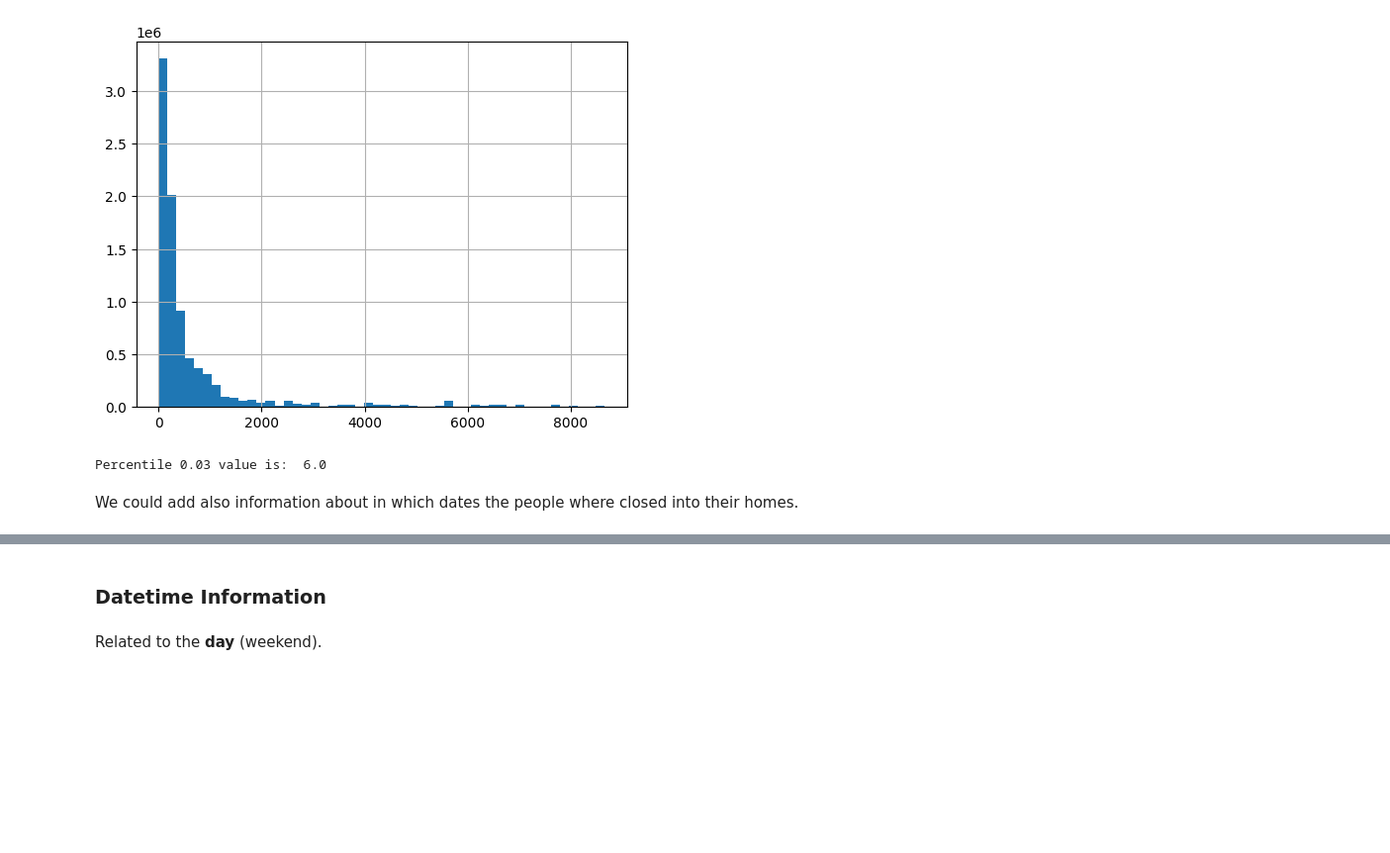
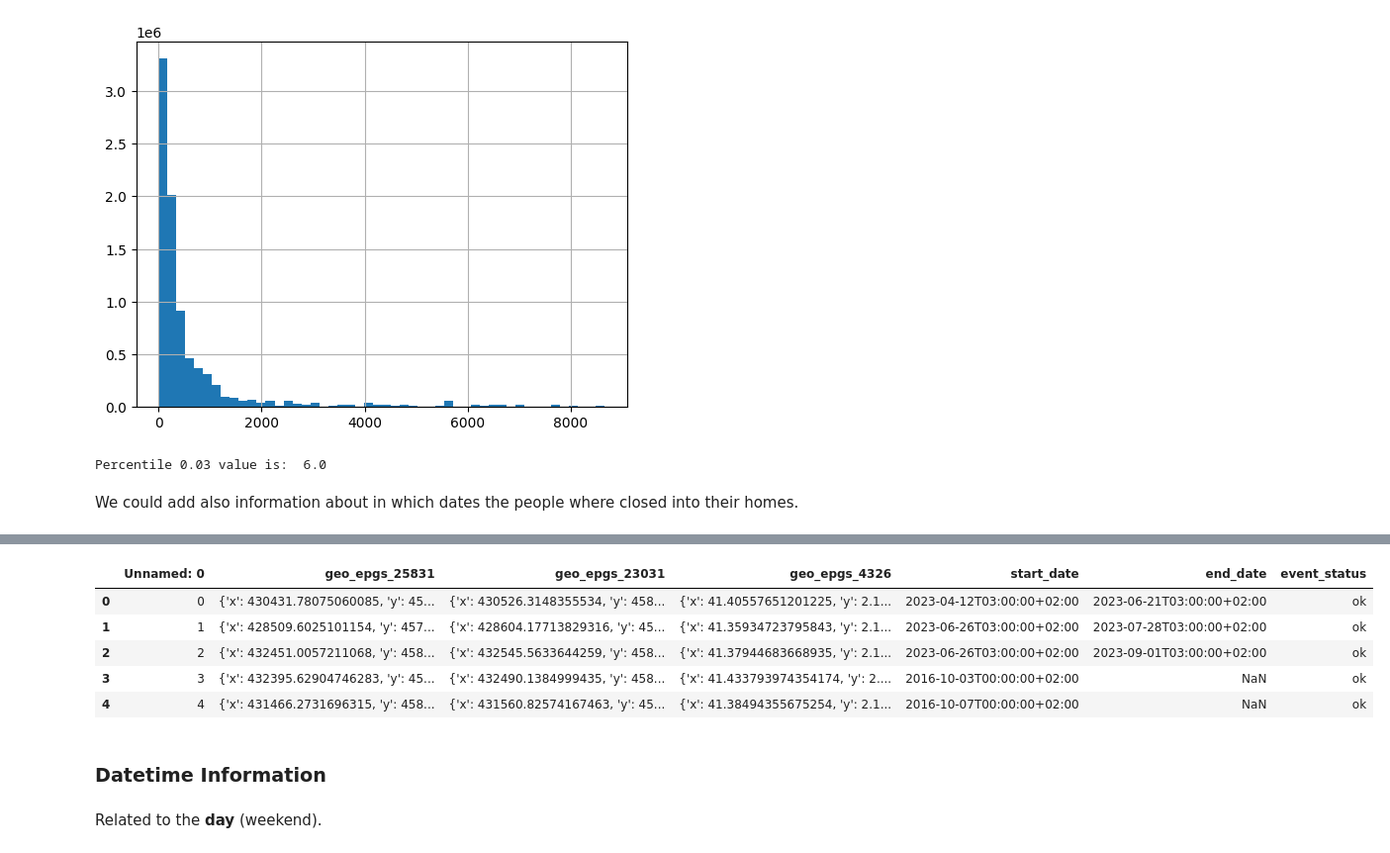
Before and after one commit to nil-andreu/machine-learning-posgrade, a Jupyter notebook: Project 5: Capstone Project/Biking Share Prediction.ipynb, the cells around one changed output, grey strips where cells are left out. Shown at 99% size. Drawn from its saved outputs; the diff is of its cells as text; code cells hidden in the pictures; blank space fills up the shorter version.

Commit message:
[NEW] Get opendata json

```diff
--- a/Project 5: Capstone Project/Biking Share Prediction.ipynb
+++ b/Project 5: Capstone Project/Biking Share Prediction.ipynb
@@ -385,0 +390,12 @@ df['confinment'] = df['confinment'].astype('int')
+# %%
+def get_opendataevents_json(url: str = 'https://www.bcn.cat/tercerlloc/files/opendatabcn_agenda.json'):
+    res = requests.get(url)
+    return res.json()
+# %%
+if not os.path.isfile('./events/opendatabcn_agenda.json'):
+    events_json = get_opendataevents_json()
+    events_df = pd.DataFrame(events_json)
+    events_df.to_csv('./events/opendatabcn_agenda.json', index=False, header=True)
+
+else:
+    events_df = pd.read_csv('./events/opendatabcn_agenda.json')
@@ -386,3 +404,16 @@ df['confinment'] = df['confinment'].astype('int')
+# %%
+# Only having active dates
+events_df = events_df[events_df.core_type_name != 'Equipament']
+events_df = events_df[events_df.event_status == 'ok']
+# %%
+events_df.head()
+# %% [output]
+|  | Unnamed: 0 | geo_epgs_25831 | geo_epgs_23031 | geo_epgs_4326 | start_date | end_date | event_status |
+| 0 | 0 | {'x': 430431.78075060085, 'y': 45... | {'x': 430526.3148355534, 'y': 458... | {'x': 41.40557651201225, 'y': 2.1... | 2023-04-12T03:00:00+02:00 | 2023-06-21T03:00:00+02:00 | ok |
+| 1 | 1 | {'x': 428509.6025101154, 'y': 457... | {'x': 428604.17713829316, 'y': 45... | {'x': 41.35934723795843, 'y': 2.1... | 2023-06-26T03:00:00+02:00 | 2023-07-28T03:00:00+02:00 | ok |
+| 2 | 2 | {'x': 432451.0057211068, 'y': 458... | {'x': 432545.5633644259, 'y': 458... | {'x': 41.37944683668935, 'y': 2.1... | 2023-06-26T03:00:00+02:00 | 2023-09-01T03:00:00+02:00 | ok |
+| 3 | 3 | {'x': 432395.62904746283, 'y': 45... | {'x': 432490.1384999435, 'y': 458... | {'x': 41.433793974354174, 'y': 2.... | 2016-10-03T00:00:00+02:00 | NaN | ok |
+| 4 | 4 | {'x': 431466.2731696315, 'y': 458... | {'x': 431560.82574167463, 'y': 45... | {'x': 41.38494355675254, 'y': 2.1... | 2016-10-07T00:00:00+02:00 | NaN | ok |
 # %%
 df
 # %%
```
Also changed, not shown: parts of 3 cells of this notebook.
